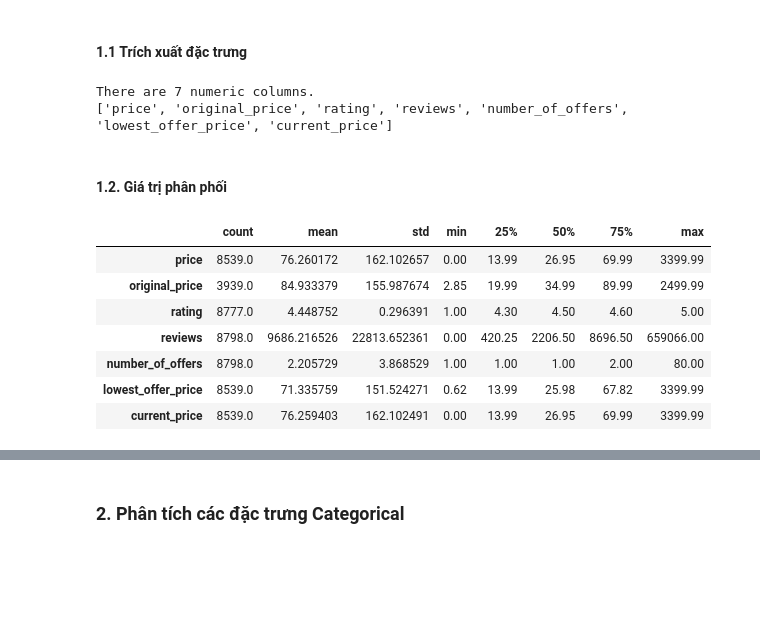
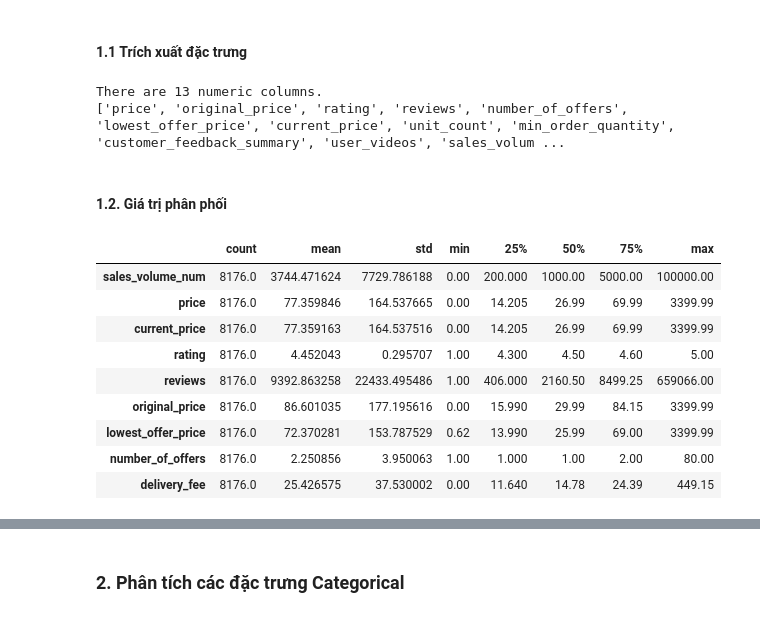
Before and after one commit to Hutaph/LAB01_Data_Visualization, a Jupyter notebook: notebook/data_exploration.ipynb, the cells around one changed output, grey strips where cells are left out. Cells and saved outputs as stored; diff of their text form; code cells hidden in the pictures; blank space fills up the shorter version.

```diff
--- a/notebook/data_exploration.ipynb
+++ b/notebook/data_exploration.ipynb
@@ -334,0 +237,7 @@ Các biến đang sai định dạng so với ý nghĩa
+# %%
+path = "../data/Processed/amazon_products_viz.csv"
+try:
+    df_processed = pd.read_csv(path)
+    print("[SUCCESS]: Loading dataset successful")
+except Exception as e:
+    print(f"[ERROR]: Loading dataset fail: {e}")
@@ -339,25 +349,29 @@ Các biến đang sai định dạng so với ý nghĩa
 # %% [markdown]
 #### 1.1 Trích xuất đặc trưng
 # %%
-numeric_cols = df.select_dtypes(include=[np.number]).columns.tolist()
+numeric_cols = df_processed.select_dtypes(include=[np.number]).columns.tolist()
 print(f"There are {len(numeric_cols)} numeric columns.")
 print(numeric_cols)
 # %% [output]
-There are 7 numeric columns.
-['price', 'original_price', 'rating', 'reviews', 'number_of_offers', 'lowest_offer_price', 'current_price']
+There are 13 numeric columns.
+['price', 'original_price', 'rating', 'reviews', 'number_of_offers', 'lowest_offer_price', 'current_price', 'unit_count', 'min_order_quantity', 'customer_feedback_summary', 'user_videos', 'sales_volum ...
 # %% [markdown]
 #### 1.2. Giá trị phân phối
 # %%
-df.describe().T
+numeric_cols_important = ['sales_volume_num', 'price', 'current_price', 'rating', 'reviews', 'original_price', 'lowest_offer_price', 'number_of_offers', 'delivery_fee']
+df_processed_important_numeric = df_processed[numeric_cols_important]
+df_processed_important_numeric.describe().T
 # %% [output]
 |  | count | mean | std | min | 25% | 50% | 75% | max |
-| price | 8539.0 | 76.260172 | 162.102657 | 0.00 | 13.99 | 26.95 | 69.99 | 3399.99 |
-| original_price | 3939.0 | 84.933379 | 155.987674 | 2.85 | 19.99 | 34.99 | 89.99 | 2499.99 |
-| rating | 8777.0 | 4.448752 | 0.296391 | 1.00 | 4.30 | 4.50 | 4.60 | 5.00 |
-| reviews | 8798.0 | 9686.216526 | 22813.652361 | 0.00 | 420.25 | 2206.50 | 8696.50 | 659066.00 |
-| number_of_offers | 8798.0 | 2.205729 | 3.868529 | 1.00 | 1.00 | 1.00 | 2.00 | 80.00 |
-| lowest_offer_price | 8539.0 | 71.335759 | 151.524271 | 0.62 | 13.99 | 25.98 | 67.82 | 3399.99 |
-| current_price | 8539.0 | 76.259403 | 162.102491 | 0.00 | 13.99 | 26.95 | 69.99 | 3399.99 |
+| sales_volume_num | 8176.0 | 3744.471624 | 7729.786188 | 0.00 | 200.000 | 1000.00 | 5000.00 | 100000.00 |
+| price | 8176.0 | 77.359846 | 164.537665 | 0.00 | 14.205 | 26.99 | 69.99 | 3399.99 |
+| current_price | 8176.0 | 77.359163 | 164.537516 | 0.00 | 14.205 | 26.99 | 69.99 | 3399.99 |
+| rating | 8176.0 | 4.452043 | 0.295707 | 1.00 | 4.300 | 4.50 | 4.60 | 5.00 |
+| reviews | 8176.0 | 9392.863258 | 22433.495486 | 1.00 | 406.000 | 2160.50 | 8499.25 | 659066.00 |
+| original_price | 8176.0 | 86.601035 | 177.195616 | 0.00 | 15.990 | 29.99 | 84.15 | 3399.99 |
+| lowest_offer_price | 8176.0 | 72.370281 | 153.787529 | 0.62 | 13.990 | 25.99 | 69.00 | 3399.99 |
+| number_of_offers | 8176.0 | 2.250856 | 3.950063 | 1.00 | 1.000 | 1.00 | 2.00 | 80.00 |
+| delivery_fee | 8176.0 | 25.426575 | 37.530002 | 0.00 | 11.640 | 14.78 | 24.39 | 449.15 |
 # %% [markdown]
 **Nhận xét phân phối theo từng đặc trưng**
 
```
Also changed, not shown: parts of 51 cells of this notebook.
